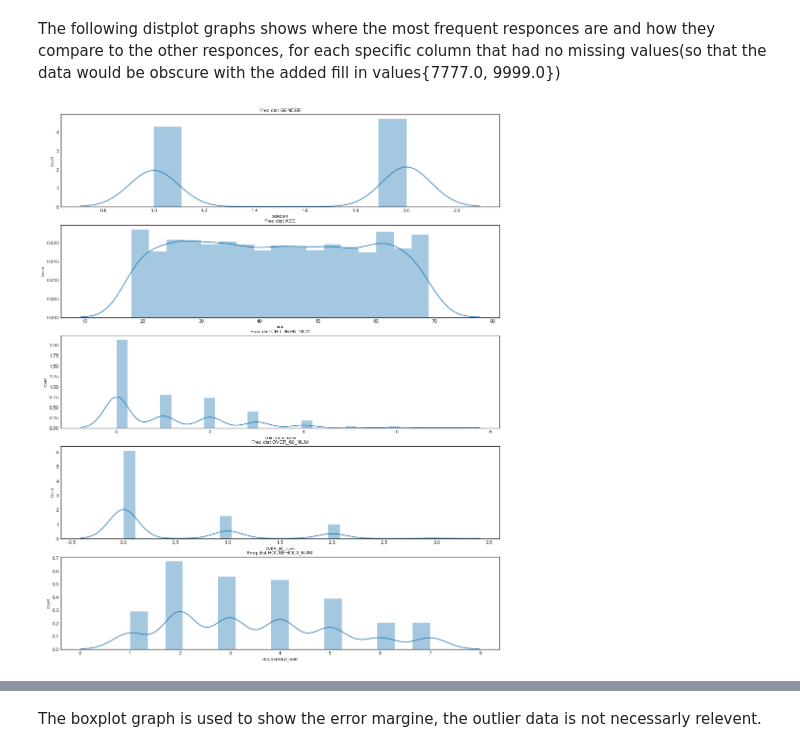
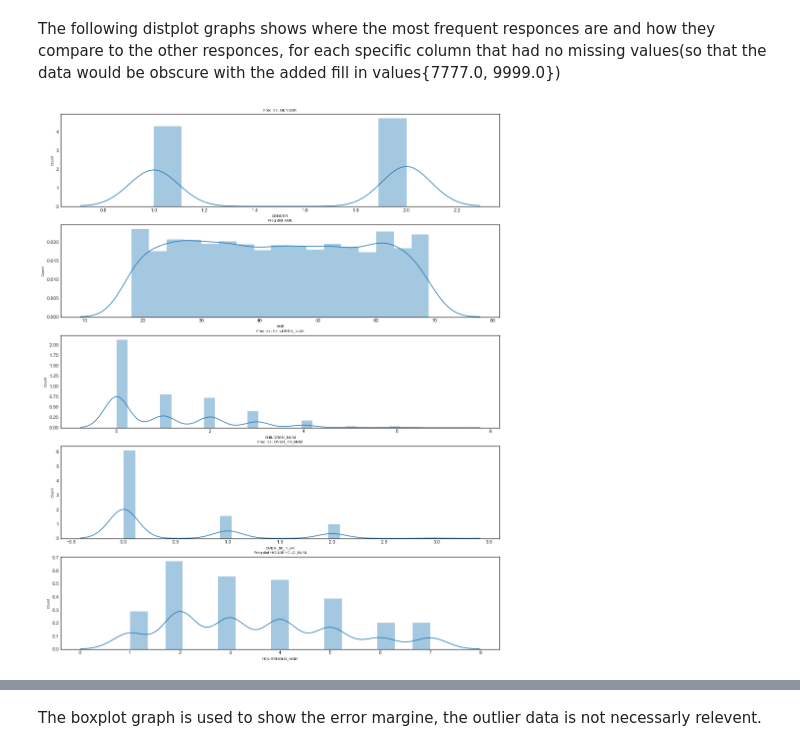
Before and after one commit to gthein/COGS108-FinalProject, a Jupyter notebook: FinalProject_Group100.ipynb, the cells around one changed output, grey strips where cells are left out. Drawn from its saved outputs; the diff is of its cells as text; code cells hidden in the pictures.

```diff
--- a/FinalProject_Group100.ipynb
+++ b/FinalProject_Group100.ipynb
@@ -272,16 +313,16 @@ The following distplot graphs shows where the most frequent responces are and ho
 # %%
 #Taking a look at the columns without any missing values.
 col_names = ['GENDER','AGE','CHILDREN_NUM','OVER_60_NUM','HOUSEHOLD_NUM']
 
 fig, ax = plt.subplots(len(col_names), figsize=(16,20))
 
 for i, col_val in enumerate(col_names):
 
     sns.distplot(df[col_val], hist=True, ax=ax[i])
-    ax[i].set_title('Freq dist '+col_val, fontsize=10)
+    ax[i].set_title('Freq dist '+col_val, fontsize=8)
     ax[i].set_xlabel(col_val, fontsize=8)
     ax[i].set_ylabel('Count', fontsize=8)
 
 plt.show()
 # %% [output]
-[figure, old version]
+[figure, new version]
```
Also changed, not shown: parts of 155 cells of this notebook.
